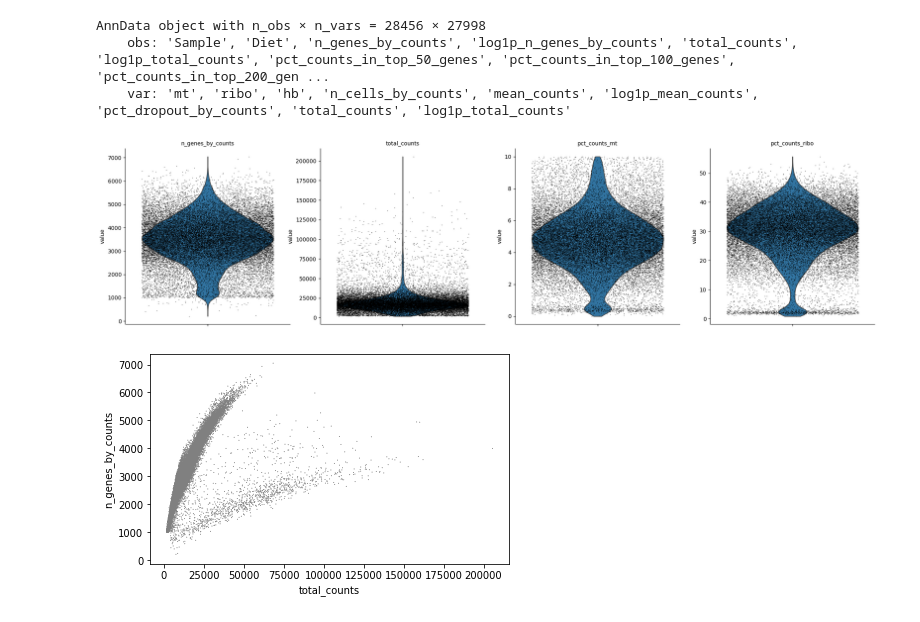
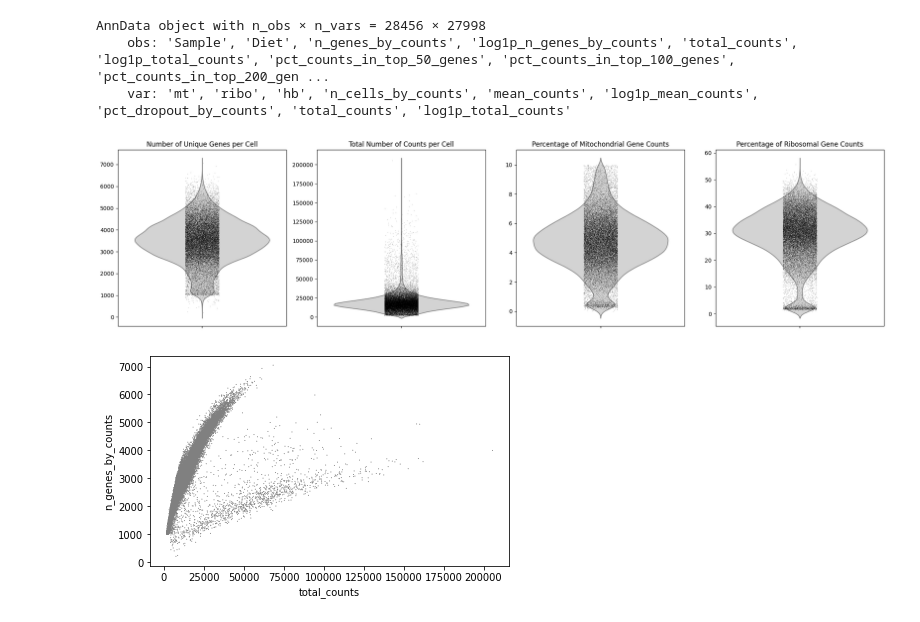
Before and after one commit to GlennRDx/scRNAseq-MSc-Analysis, a Jupyter notebook: upstream_analysis/crypt/preprocessing_and_umap.ipynb, the cells around one changed output. Drawn from its saved outputs; the diff is of its cells as text; code cells hidden in the pictures.

```diff
--- a/upstream_analysis/crypt/preprocessing_and_umap.ipynb
+++ b/upstream_analysis/crypt/preprocessing_and_umap.ipynb
@@ -97,14 +97,34 @@ adata
 AnnData object with n_obs × n_vars = 28456 × 27998
     obs: 'Sample', 'Diet', 'n_genes_by_counts', 'log1p_n_genes_by_counts', 'total_counts', 'log1p_total_counts', 'pct_counts_in_top_50_genes', 'pct_counts_in_top_100_genes', 'pct_counts_in_top_200_gen ...
     var: 'mt', 'ribo', 'hb', 'n_cells_by_counts', 'mean_counts', 'log1p_mean_counts', 'pct_dropout_by_counts', 'total_counts', 'log1p_total_counts'
-# %%
-sc.pl.violin(
-    adata,
-    ["n_genes_by_counts", "total_counts", "pct_counts_mt", "pct_counts_ribo"],
-    jitter=0.4,
-    multi_panel=True,)
-# %% [output]
-[figure, removed]
+# %%
+# Plotting violin plots with overlaid scatter plots in one row
+labels = ['Number of Unique Genes per Cell', 'Total Number of Counts per Cell', 'Percentage of Mitochondrial Gene Counts', 'Percentage of Ribosomal Gene Counts']
+keys = ["n_genes_by_counts", "total_counts", "pct_counts_mt", "pct_counts_ribo"]
+
+fig, axes = plt.subplots(1, 4, figsize=(20, 5))
+
+for i, (label, key) in enumerate(zip(labels, keys)):
+    ax = axes[i]
+
+    # Create violin plot
+    sns.violinplot(data=adata.obs, y=key, ax=ax, inner=None, color='lightgray')
+
+    # Overlay scatter plot
+    sns.stripplot(data=adata.obs, y=key, ax=ax, size=0.4, color='black', alpha=1)
+
+    # Customize the plot
+    ax.set_title(label)
+    ax.set_ylabel(None)
+
+    # Increase the number of y-axis ticks for the second plot (Total Number of Counts per Cell)
+    if i == 1:
+        ax.yaxis.set_major_locator(plt.MaxNLocator(10))
+
+plt.tight_layout()
+plt.show()
+# %% [output]
+[figure, added]
 # %%
 sc.pl.scatter(adata, "total_counts", "n_genes_by_counts")
 # %% [output]
```
